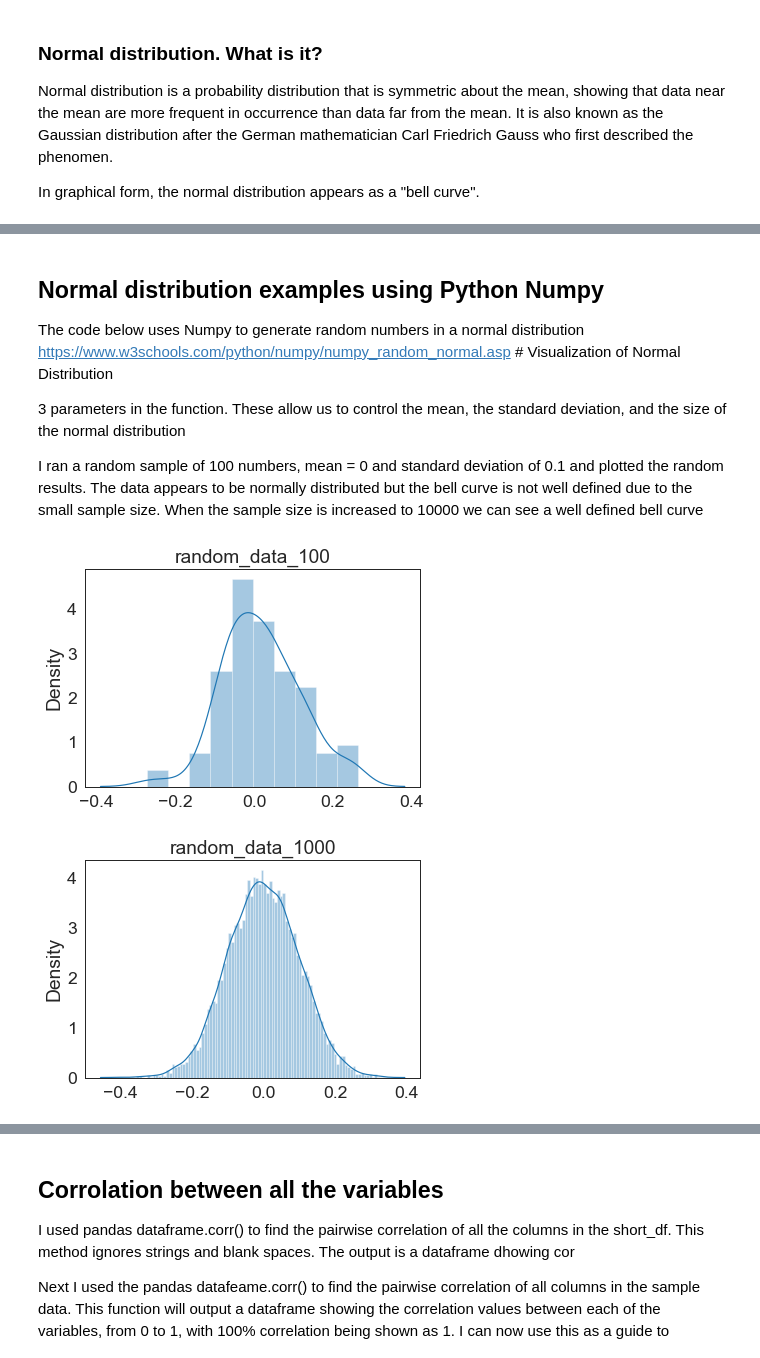
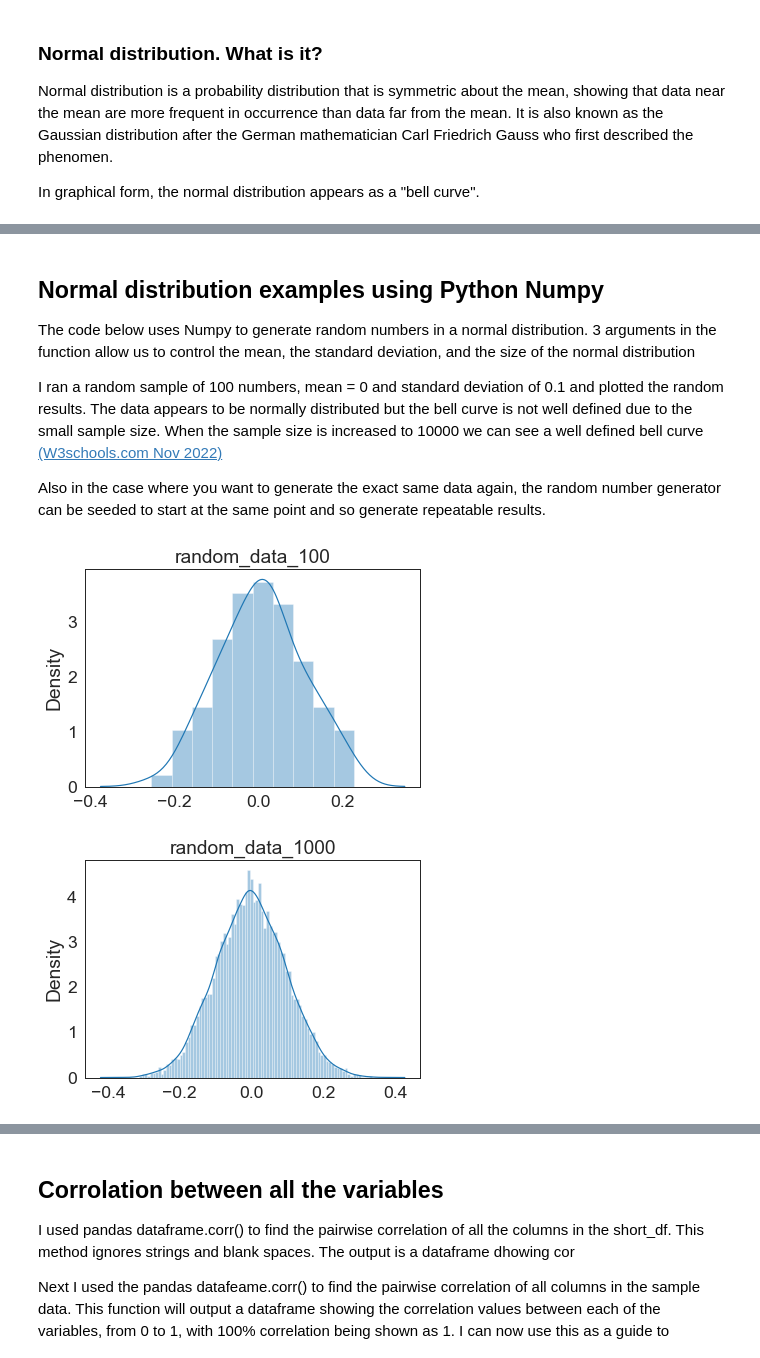
Before and after one commit to JScarry/Programming_for_Data_Analysis_Project1, a Jupyter notebook: Programming_for_Data_Analysis_Project1.ipynb, the cells around one changed output, grey strips where cells are left out. Drawn from its saved outputs; the diff is of its cells as text; code cells hidden in the pictures.

```diff
--- a/Programming_for_Data_Analysis_Project1.ipynb
+++ b/Programming_for_Data_Analysis_Project1.ipynb
@@ -79,29 +86,29 @@ In graphical form, the normal distribution appears as a "bell curve".
 # %% [markdown]
 ## Normal distribution examples using Python Numpy
 
-The code below uses Numpy to generate random numbers in a normal distribution
-https://www.w3schools.com/python/numpy/numpy_random_normal.asp # Visualization of Normal Distribution
+The code below uses Numpy to generate random numbers in a normal distribution. 3 arguments in the function allow us to control the mean, the standard deviation, and the size of the normal distribution
 
+I ran a random sample of 100 numbers, mean = 0 and standard deviation of 0.1 and plotted the random results. The data appears to be normally distributed but the bell curve is not well defined due to the small sample size. When the sample size is increased to 10000 we can see a well defined bell curve [(W3schools.com Nov 2022)](#section_id)
 
-3 parameters in the function. These allow us to control the mean, the standard deviation, and the size of the normal distribution
-
-I ran a random sample of 100 numbers, mean = 0 and standard deviation of 0.1 and plotted the random results. The data appears to be normally distributed but the bell curve is not well defined due to the small sample size. When the sample size is increased to 10000 we can see a well defined bell curve
+Also in the case where you want to generate the exact same data again, the random number generator can be seeded to start at the same point and so generate repeatable results.
 # %%
+import numpy as np
 from numpy import random
 import matplotlib.pyplot as plt
 import seaborn as sns
 
-random_data_100 = random.normal(0, 0.1, 100)
+np.random.seed(0) #use seed to generate repeatable results
+random_data_100 = random.normal(0, 0.1, 100,)
 
 random_data_10000 = random.normal(0, 0.1, 10000)
 sns.distplot(random_data_100, hist=True, bins=10).set(title='random_data_100')
 plt.show()
 sns.distplot(random_data_10000, hist=True, bins=100).set(title='random_data_1000')
 #print(random_data_sample)
 plt.show()
 # %% [output]
-[figure, old version]
+[figure, new version]
-[figure, old version]
+[figure, new version]
 # %% [markdown]
 ## Find the distribution of our data
 
```
Also changed, not shown: parts of 14 cells of this notebook, 1 other file.
